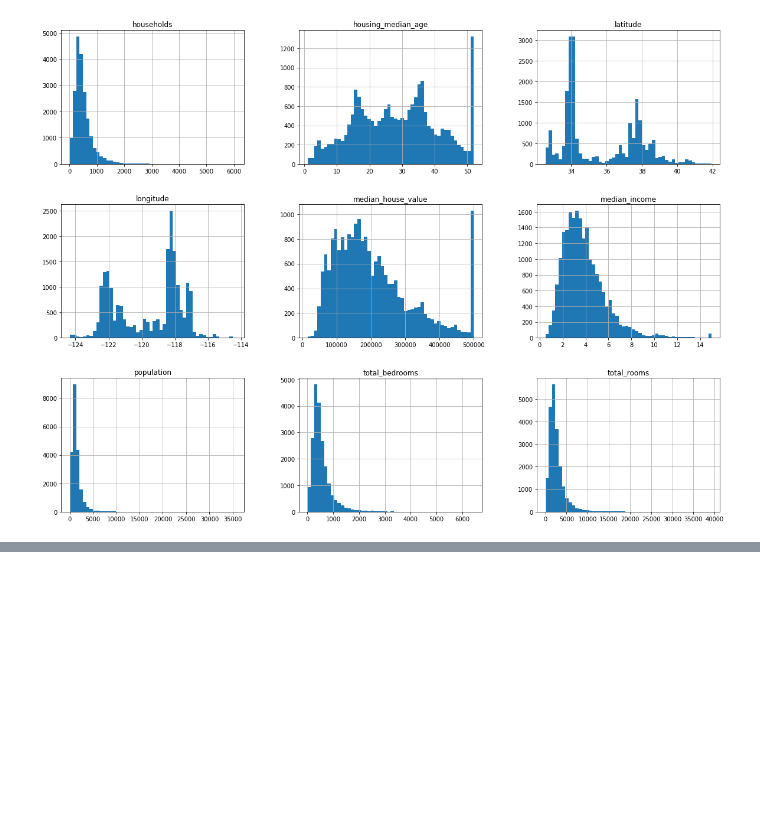
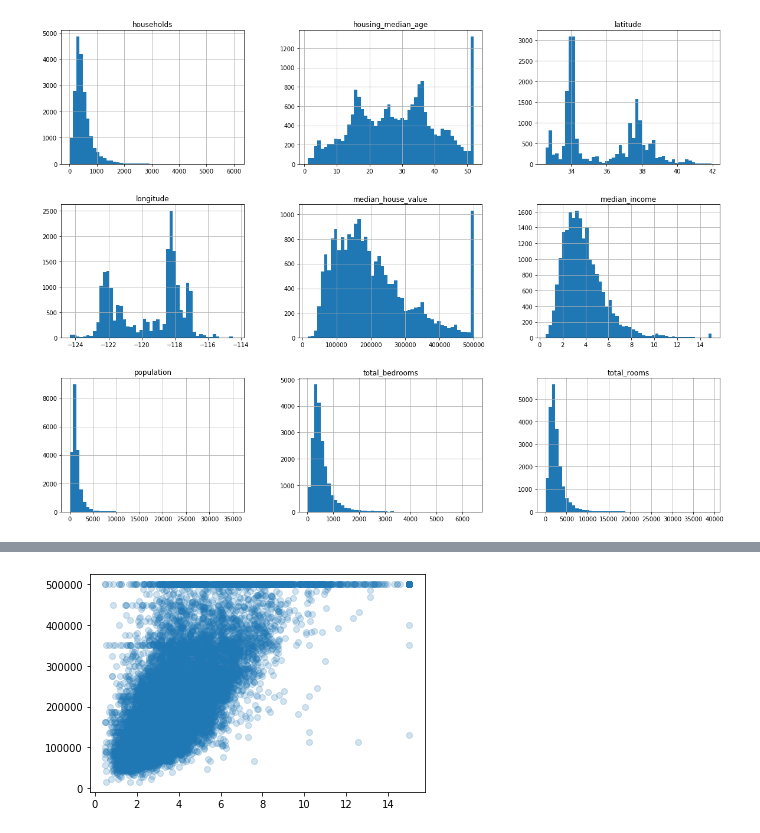
Before and after one commit to wazabata/HandsOnML, a Jupyter notebook: Chapter Code/Chapter2_end_to_end_ml_project.ipynb, the cells around one changed output, grey strips where cells are left out. Cells and saved outputs as stored; diff of their text form; code cells hidden in the pictures; blank space fills up the shorter version.

```diff
--- a/Chapter Code/Chapter2_end_to_end_ml_project.ipynb
+++ b/Chapter Code/Chapter2_end_to_end_ml_project.ipynb
@@ -149,0 +249,4 @@ train_set, test_set = split_train_set_by_id(housing_with_id, 0.2, "id")
+# %%
+plt.scatter(data = housing, x = 'median_income', y = 'median_house_value', alpha = .2); ## Ceiling of 500k, horizontal limits at 350, 250 etc...
+# %% [output]
+[figure, added]
```
Also changed, not shown: parts of 12 cells of this notebook.
